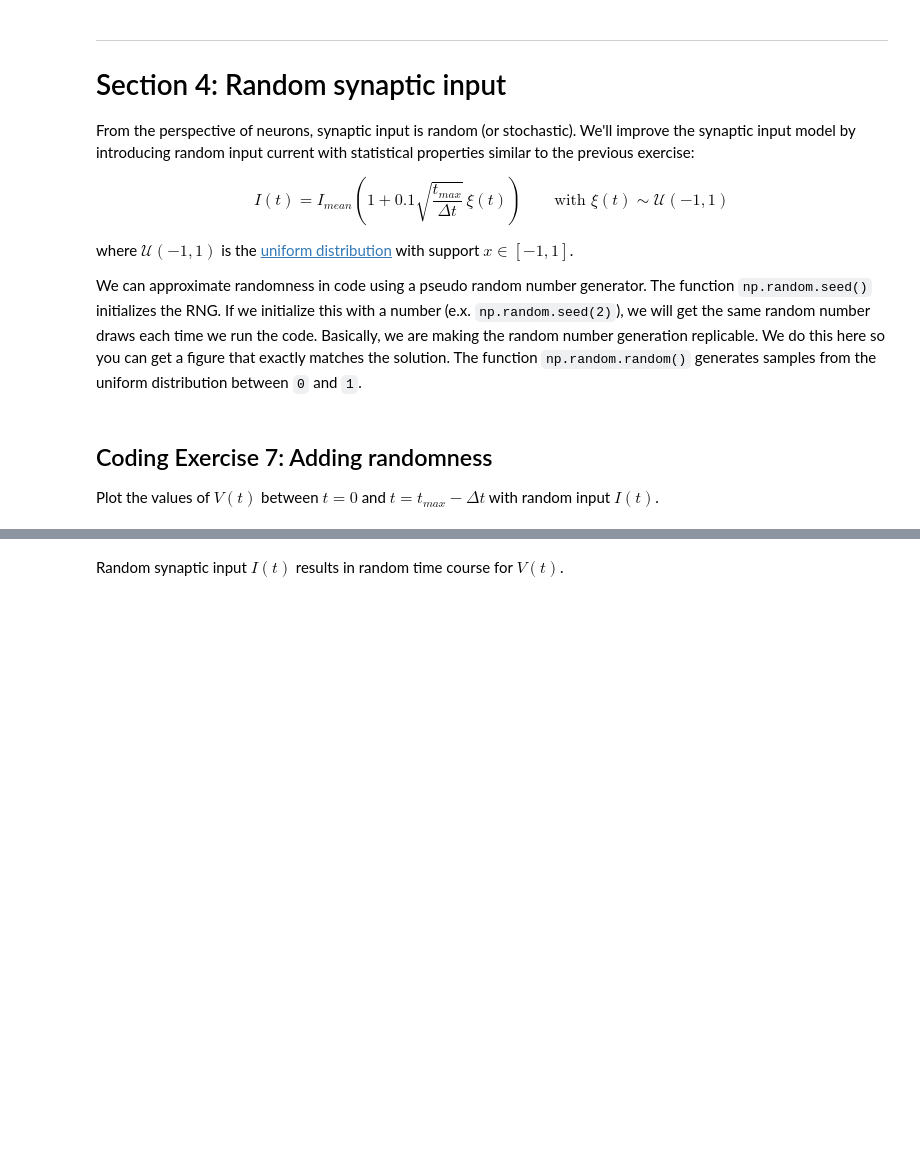
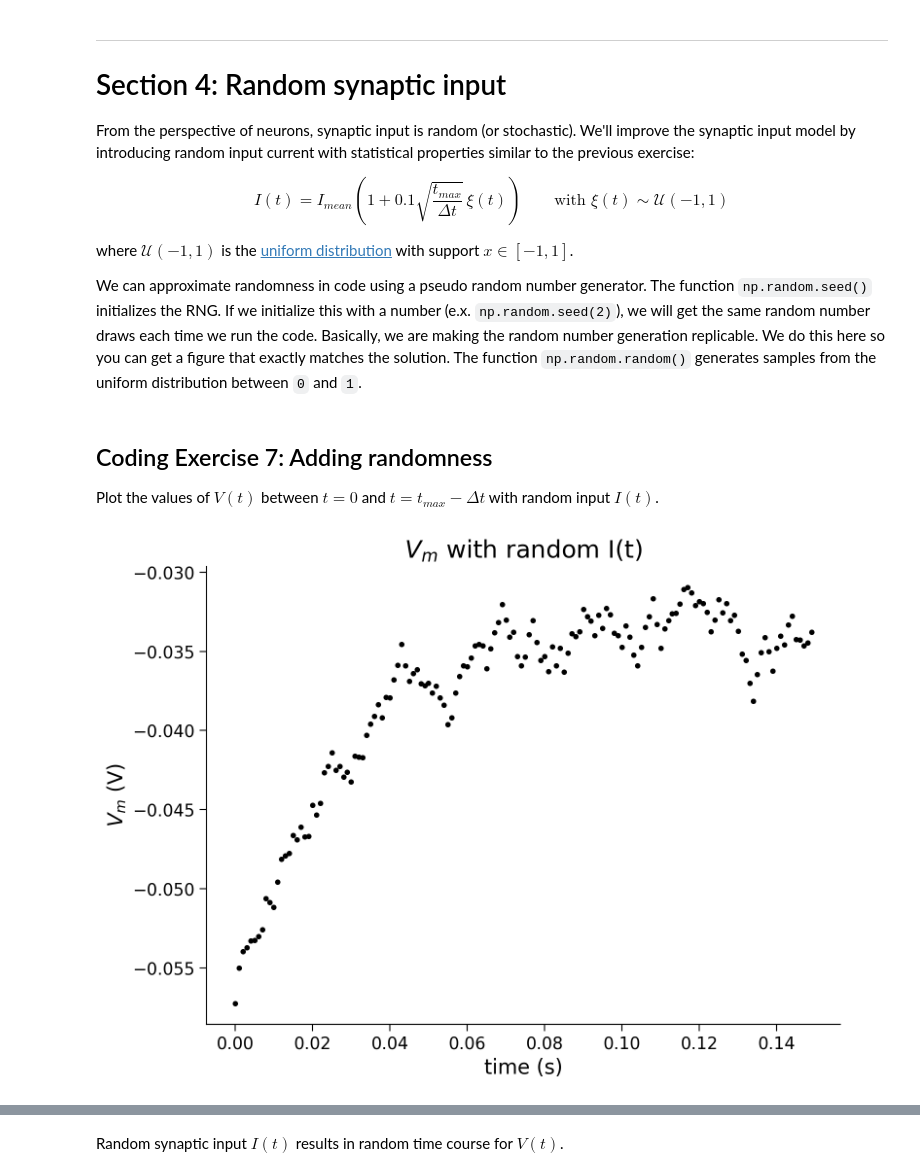
Before and after one commit to yox19/MNE-Python, a Jupyter notebook: tutorials/W0D1_PythonWorkshop1/student/W0D1_Tutorial1.ipynb, the cells around one changed output, grey strips where cells are left out. Saved outputs shown, nothing was run; the diff lists cells and outputs as text; code cells hidden in the pictures; blank space fills up the shorter version.

```diff
--- a/tutorials/W0D1_PythonWorkshop1/student/W0D1_Tutorial1.ipynb
+++ b/tutorials/W0D1_PythonWorkshop1/student/W0D1_Tutorial1.ipynb
@@ -742,7 +810,7 @@ Plot the values of $V(t)$ between $t=0$ and $t=t_{max}-\Delta t$ with random inp
 #################################################
 ## TODO for students: fill out code to get random input ##
 # Fill out code and comment or remove the next line
-raise NotImplementedError("Student exercise: You need to fill out random input code")
+
 #################################################
 
 # Set random number generator
@@ -750,35 +818,37 @@ np.random.seed(2020)
 
 # Initialize step_end and v
 step_end = int(t_max / dt)
 v = el
 
 # Initialize the figure
 plt.figure()
 plt.title('$V_m$ with random I(t)')
 plt.xlabel('time (s)')
 plt.ylabel('$V_m$ (V)')
 
 # loop for step_end steps
 for step in range(step_end):
 
   # Compute value of t
   t = step * dt
 
   # Get random number in correct range of -1 to 1 (will need to adjust output of np.random.random)
-  random_num = ...
+  random_num = 2 * np.random.random() - 1
 
   # Compute value of i at this time step
-  i = ...
+  i = i_mean * (1 + 0.1 * (t_max/dt)**(0.5) * random_num)
 
   # Compute v
   v = v + dt/tau * (el - v + r*i)
 
   # Plot v (using 'k.' to get even smaller markers)
   plt.plot(t, v, 'k.')
 
 
 # Display plot
 plt.show()
+# %% [output]
+[figure, added]
 # %% [markdown]
 [*Click for solution*](https://github.com/NeuromatchAcademy/precourse/tree/main/tutorials/W0D1_PythonWorkshop1/solutions/W0D1_Tutorial1_Solution_413e2a3c.py)
 
```
Also changed, not shown: parts of 20 cells of this notebook.
